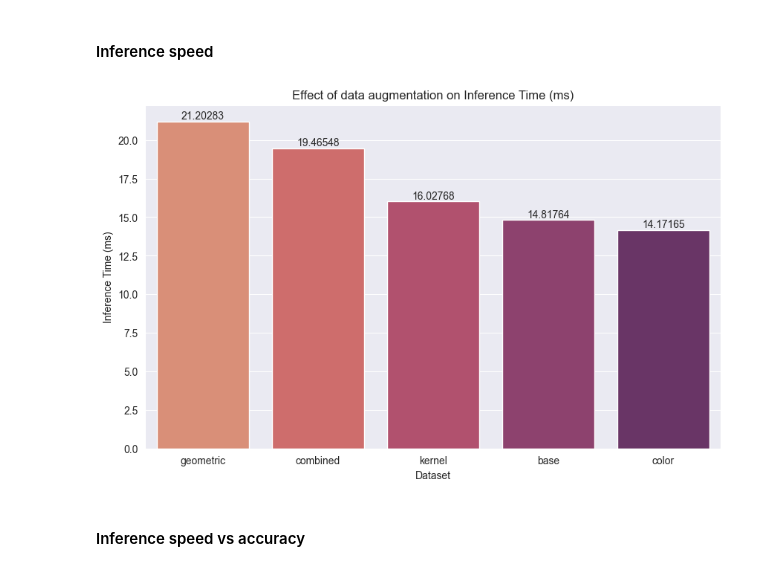
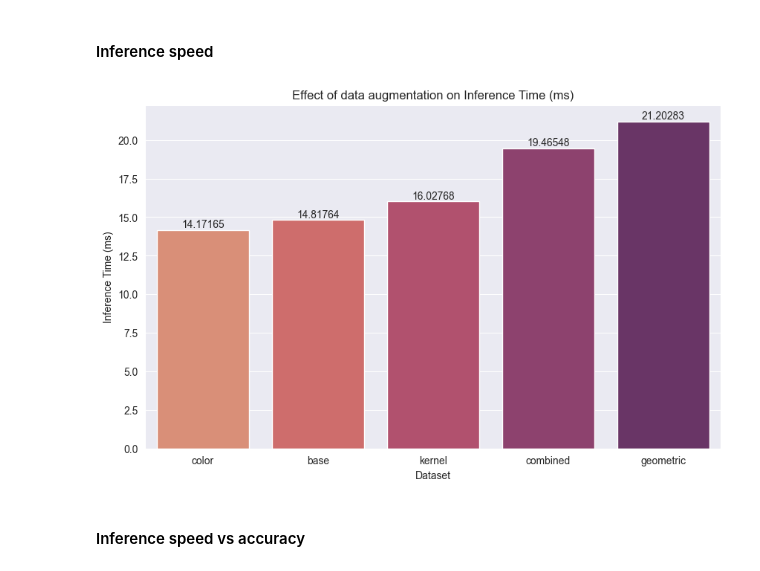
Before and after one commit to kyanamarckx/data-augmentation-detection-basketball, a Jupyter notebook: notebooks/06-concatCSV.ipynb, the cells around one changed output. Saved outputs shown, nothing was run; the diff lists cells and outputs as text; code cells hidden in the pictures.

Commit message:
reverse order in inference plot in 06-concatCSV notebook

```diff
--- a/notebooks/06-concatCSV.ipynb
+++ b/notebooks/06-concatCSV.ipynb
@@ -191,29 +191,29 @@ plt.close()
 # %% [markdown]
 #### Inference speed
 # %%
-df_sorted = df.sort_values(by="Inference_ms", ascending=False)
+df_sorted = df.sort_values(by="Inference_ms", ascending=True)
 
 plt.figure(figsize=(10, 6))
 sns.barplot(data=df_sorted, x="Dataset", y="Inference_ms", palette=PALETTE, hue="Dataset")
 for i, v in enumerate(df_sorted["Inference_ms"]):
     plt.text(i, v + 0.15, f"{v:.5f}", ha='center')
 plt.title("Effect of data augmentation on Inference Time (ms)")
 plt.xlabel("Dataset")
 plt.ylabel("Inference Time (ms)")
 plt.show()
 
 # Save this figure to media directory
 plt.figure(figsize=(10, 6))
 sns.barplot(data=df_sorted, x="Dataset", y="Inference_ms", palette=PALETTE, hue="Dataset")
 for i, v in enumerate(df_sorted["Inference_ms"]):
     plt.text(i, v + 0.15, f"{v:.5f}", ha='center')
 plt.title("Effect of data augmentation on Inference Time (ms)")
 plt.xlabel("Dataset")
 plt.ylabel("Inference Time (ms)")
 plt.savefig(f"{MEDIA_DIR}06-concat-Inference.png")
 plt.close()
 # %% [output]
-[figure, old version]
+[figure, new version]
 # %% [markdown]
 #### Inference speed vs accuracy
 # %%
```
Also changed, not shown: 1 other file.
